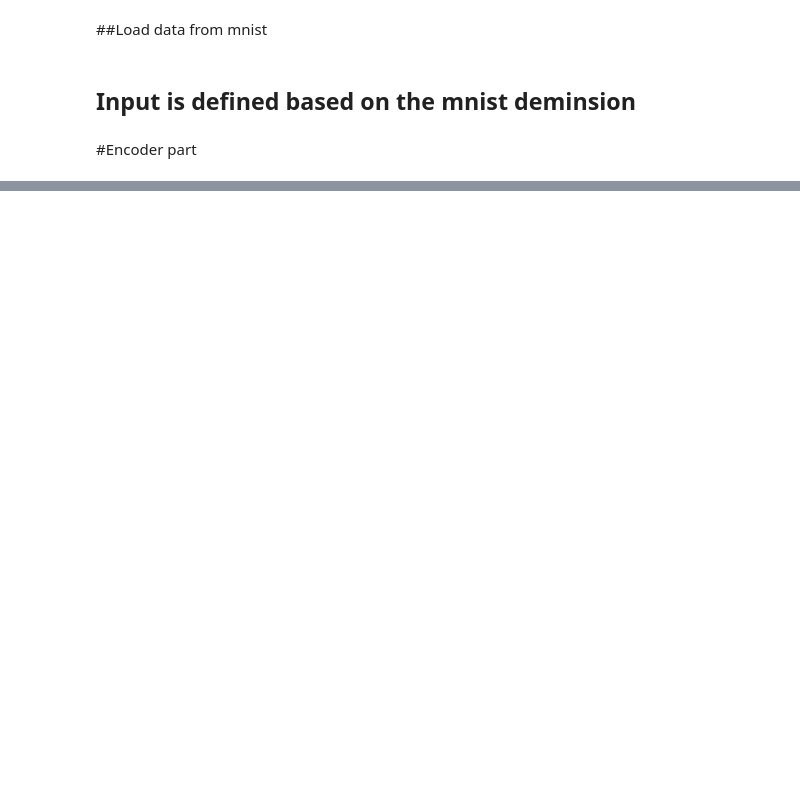
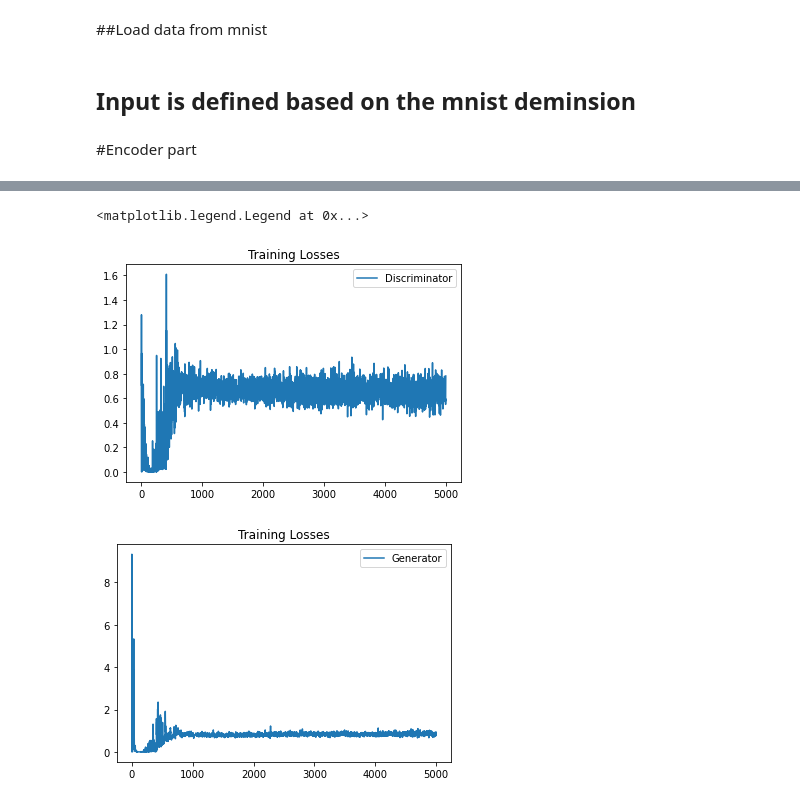
Before and after one commit to appersaravanan/Semeter-2-Assignment-1, a Jupyter notebook: GAN.ipynb, the cells around one changed output, grey strips where cells are left out. Drawn from its saved outputs; the diff is of its cells as text; code cells hidden in the pictures; blank space fills up the shorter version.

Commit message:
with plot

```diff
--- a/GAN.ipynb
+++ b/GAN.ipynb
@@ -219,5 +194,26 @@ files.download( "mnist_4500.png" )
 [interactive output not drawn]
 [interactive output not drawn]
+# %%
+losses = np.array(graph_data)
+
+fig, ax = plt.subplots()
+plt.plot(losses.T[0], label='Discriminator')
+
+
+plt.title("Training Losses")
+plt.legend()
+
+
+fig, ax = plt.subplots()
+
+
+plt.plot(losses.T[1], label='Generator')
+plt.title("Training Losses")
+plt.legend()
+# %% [output]
+<matplotlib.legend.Legend at 0x...>
+[figure, added]
+[figure, added]
 # %%
 
 def train_step(images):
```
Also changed, not shown: parts of 5 cells of this notebook.
